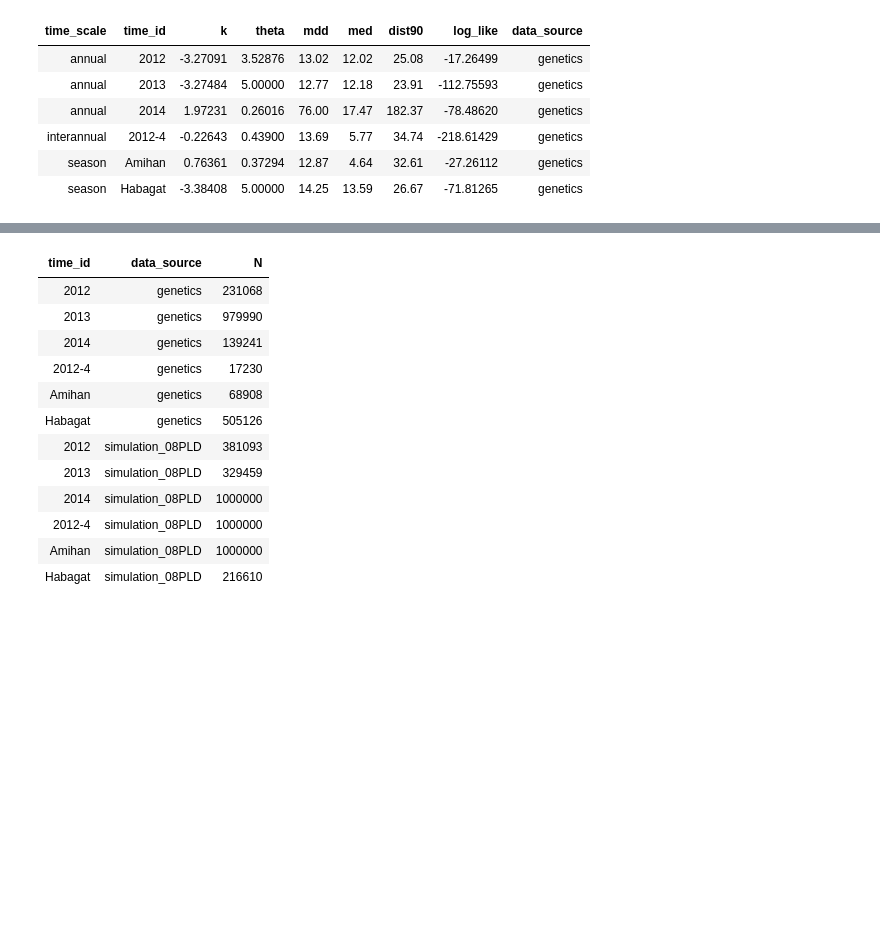
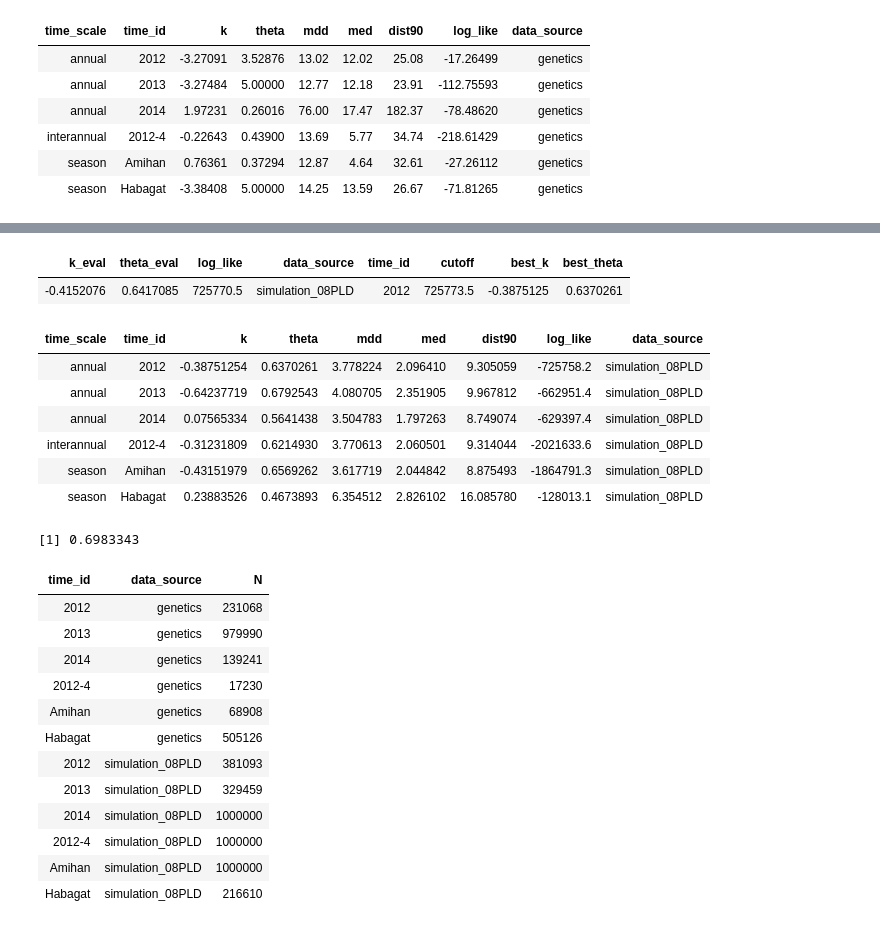
Before and after one commit to pinskylab/CamotesROMS, a Jupyter notebook: notebooks/process_ROMS_kernels.ipynb, the cells around one changed output, grey strips where cells are left out. Drawn from its saved outputs; the diff is of its cells as text; code cells hidden in the pictures; blank space fills up the shorter version.

```diff
--- a/notebooks/process_ROMS_kernels.ipynb
+++ b/notebooks/process_ROMS_kernels.ipynb
@@ -167,3 +187,18 @@ GenPlusSimKernels <- rbindlist(list(ProfileGen2012, ProfileGen2013, ProfileGen20
+# %%
+ProfileSim2012[log_like==min(log_like)]
+SimKernels
+725773.5 -725772.801665672
+# %% [output]
+| k_eval | theta_eval | log_like | data_source | time_id | cutoff | best_k | best_theta |
+| -0.4152076 | 0.6417085 | 725770.5 | simulation_08PLD | 2012 | 725773.5 | -0.3875125 | 0.6370261 |
+| time_scale | time_id | k | theta | mdd | med | dist90 | log_like | data_source |
+| annual | 2012 | -0.38751254 | 0.6370261 | 3.778224 | 2.096410 | 9.305059 | -725758.2 | simulation_08PLD |
+| annual | 2013 | -0.64237719 | 0.6792543 | 4.080705 | 2.351905 | 9.967812 | -662951.4 | simulation_08PLD |
+| annual | 2014 | 0.07565334 | 0.5641438 | 3.504783 | 1.797263 | 8.749074 | -629397.4 | simulation_08PLD |
+| interannual | 2012-4 | -0.31231809 | 0.6214930 | 3.770613 | 2.060501 | 9.314044 | -2021633.6 | simulation_08PLD |
+| season | Amihan | -0.43151979 | 0.6569262 | 3.617719 | 2.044842 | 8.875493 | -1864791.3 | simulation_08PLD |
+| season | Habagat | 0.23883526 | 0.4673893 | 6.354512 | 2.826102 | 16.085780 | -128013.1 | simulation_08PLD |
+[1] 0.6983343
 # %%
 ##add in the 15 day PLD kernels
 ##ROMS simulations
```
Also changed, not shown: parts of 3 cells of this notebook, 1 other file.
